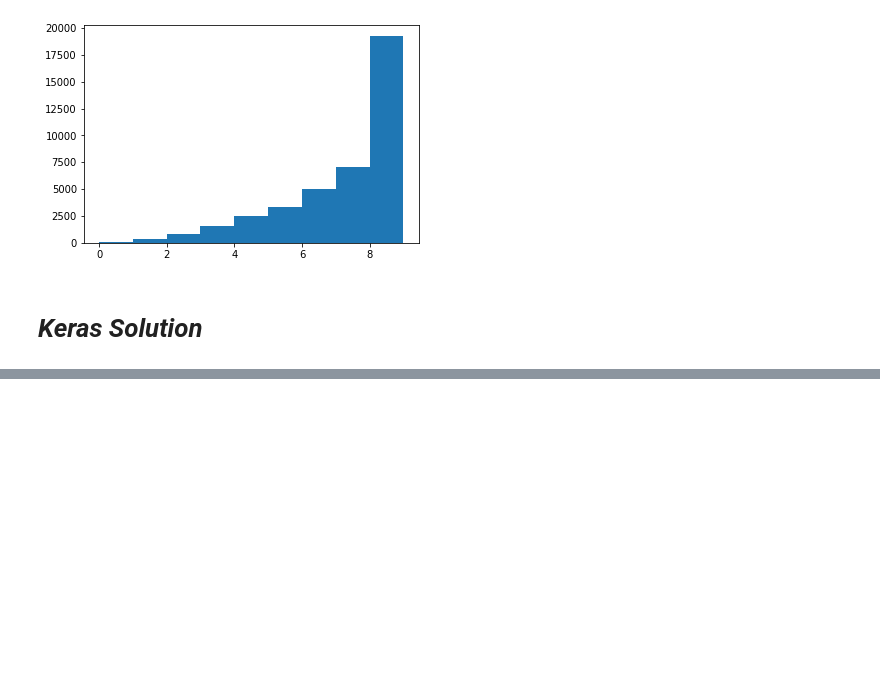
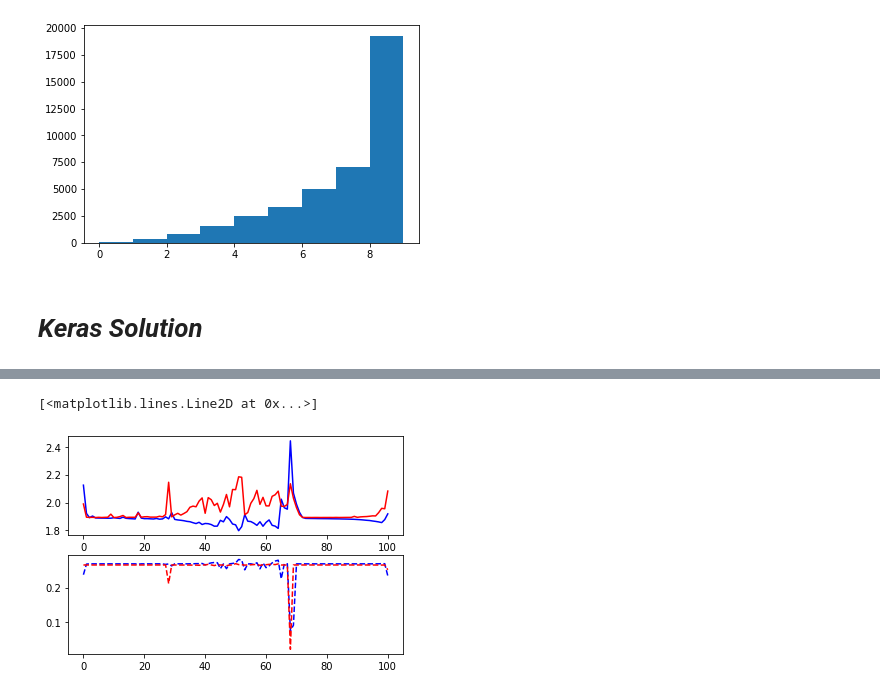
Before and after one commit to aquangnguyen1992/tensorflow_colab, a Jupyter notebook: mnist_max.ipynb, the cells around one changed output, grey strips where cells are left out. Drawn from its saved outputs; the diff is of its cells as text; code cells hidden in the pictures; blank space fills up the shorter version.

```diff
--- a/mnist_max.ipynb
+++ b/mnist_max.ipynb
@@ -74,11 +83,11 @@ print(X_train.shape, X_test.shape)
 plt.hist(np.array(Y_train), bins=range(len(number_of_label[0])))
 number_of_label[0]
 
-b = np.zeros((Y_train.size, Y_train.max()+1))
-b[np.arange(Y_train.size),Y_train] = 1
-Y_train = b
+#b = np.zeros((Y_train.size, Y_train.max()+1))
+#b[np.arange(Y_train.size),Y_train] = 1
+#Y_train = b
 
-b = np.zeros((Y_test.size, Y_test.max()+1))
-b[np.arange(Y_test.size),Y_test] = 1
-Y_test = b
+#b = np.zeros((Y_test.size, Y_test.max()+1))
+#b[np.arange(Y_test.size),Y_test] = 1
+#Y_test = b
 # %% [output]
@@ -110,7 +135,7 @@ def create_model(conv2d_1=32, str_1=1, conv2d_2=32, str_2=1, dense_node=32, dr=0
 
   return my_model
 # %%
-BATCH = 32
-my_model = create_model(conv2d_1=32, str_1=3, conv2d_2=32, str_2=1, dense_node=32, dr=0.0)
+BATCH = 256
+my_model = create_model(conv2d_1=128, str_1=2, conv2d_2=64, str_2=1, dense_node=64, dr=0.0)
 my_model.summary()
 # %% [output]
@@ -134,13 +158,13 @@ _________________________________________________________________
 # %%
-early_stop = tf.keras.callbacks.EarlyStopping(monitor='val_acc', patience=10)
+early_stop = tf.keras.callbacks.EarlyStopping(monitor='val_accuracy', patience=50)
 filepath="weight_model_cnn_best.h5"
-checkpoint = tf.keras.callbacks.ModelCheckpoint(filepath, monitor='val_acc', save_weights_only=False, verbose=1, save_best_only=True, mode='max')
+checkpoint = tf.keras.callbacks.ModelCheckpoint(filepath, monitor='val_accuracy', save_weights_only=False, verbose=1, save_best_only=True, mode='max')
 
 
 history = my_model.fit(
   X_train, Y_train,
   epochs=300, validation_split = 0.2, verbose=1,
-  batch_size = BATCH,
+  batch_size = BATCH, shuffle=True,
   callbacks=[early_stop, checkpoint])
 # %% [output]
 Epoch 1/300
@@ -146,0 +187,11 @@ Epoch 1/300
+# %%
+plt.subplot(211)
+plt.plot(history.history['loss'], 'b')
+plt.plot(history.history['val_loss'], 'r')
+
+plt.subplot(212)
+plt.plot(history.history['accuracy'], '--b')
+plt.plot(history.history['val_accuracy'], '--r')
+# %% [output]
+[<matplotlib.lines.Line2D at 0x...>]
+[figure, added]
```
Also changed, not shown: parts of 9 cells of this notebook.
